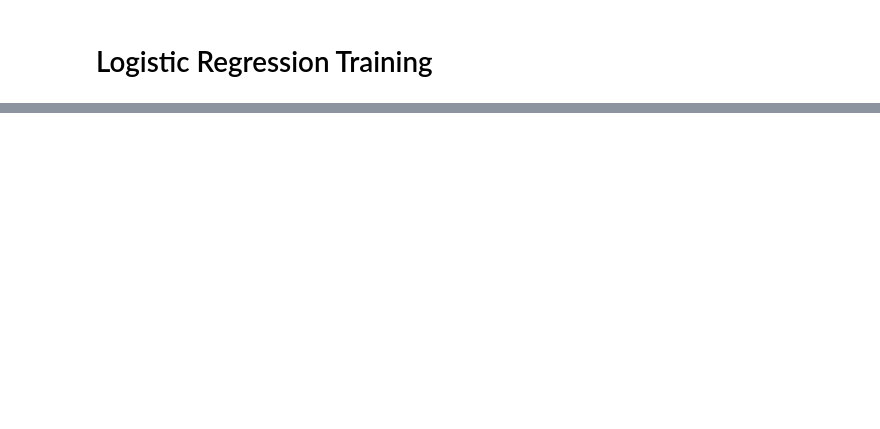
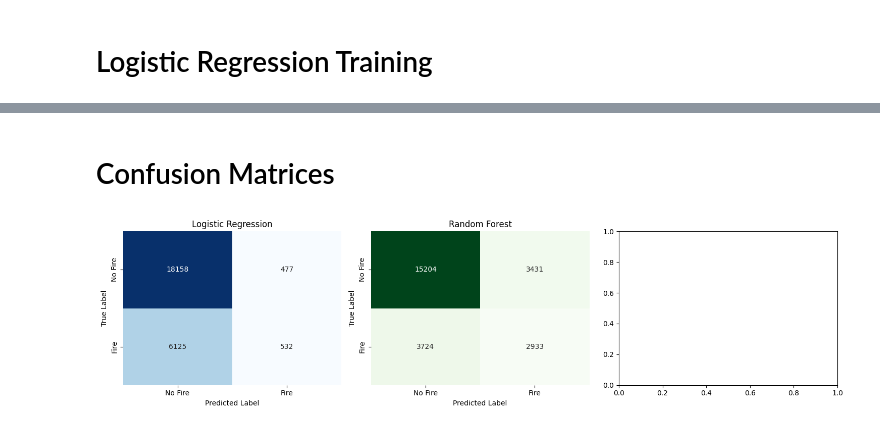
Before and after one commit to kekley/DataMiningProject, a Jupyter notebook: project.ipynb, the cells around one changed output, grey strips where cells are left out. Saved outputs shown, nothing was run; the diff lists cells and outputs as text; code cells hidden in the pictures; blank space fills up the shorter version.

```diff
--- a/project.ipynb
+++ b/project.ipynb
@@ -254,0 +442,39 @@ weighted avg       0.75      0.76      0.70     25292
+# %% [markdown]
+# Confusion Matrices
+# %%
+from sklearn.metrics import confusion_matrix
+import seaborn as sns
+
+fig, axes = plt.subplots(1, 3, figsize=(15, 4))
+
+# Logistic Regression
+lr_cm = confusion_matrix(test_y, lr_pred)
+sns.heatmap(lr_cm, annot=True, fmt='d', cmap='Blues', ax=axes[0], cbar=False)
+axes[0].set_title('Logistic Regression')
+axes[0].set_ylabel('True Label')
+axes[0]. set_xlabel('Predicted Label')
+axes[0].set_xticklabels(['No Fire', 'Fire'])
+axes[0].set_yticklabels(['No Fire', 'Fire'])
+
+# Random Forest
+rf_cm = confusion_matrix(test_y, rf_pred)
+sns.heatmap(rf_cm, annot=True, fmt='d', cmap='Greens', ax=axes[1], cbar=False)
+axes[1].set_title('Random Forest')
+axes[1].set_ylabel('True Label')
+axes[1].set_xlabel('Predicted Label')
+axes[1].set_xticklabels(['No Fire', 'Fire'])
+axes[1].set_yticklabels(['No Fire', 'Fire'])
+
+# LSTM
+#lstm_cm = confusion_matrix(test_y, lstm_pred)
+#sns. heatmap(lstm_cm, annot=True, fmt='d', cmap='Oranges', ax=axes[2], cbar=False)
+#axes[2].set_title('LSTM')
+#axes[2].set_ylabel('True Label')
+#axes[2].set_xlabel('Predicted Label')
+#axes[2].set_xticklabels(['No Fire', 'Fire'])
+#axes[2].set_yticklabels(['No Fire', 'Fire'])
+
+plt.tight_layout()
+plt.show()
+# %% [output]
+[figure, added]
```
Also changed, not shown: parts of 29 cells of this notebook.
